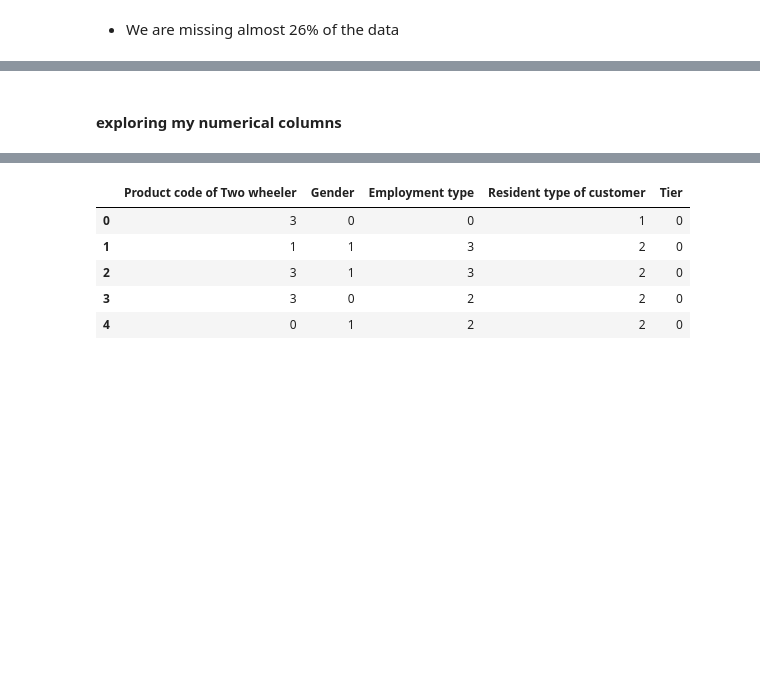
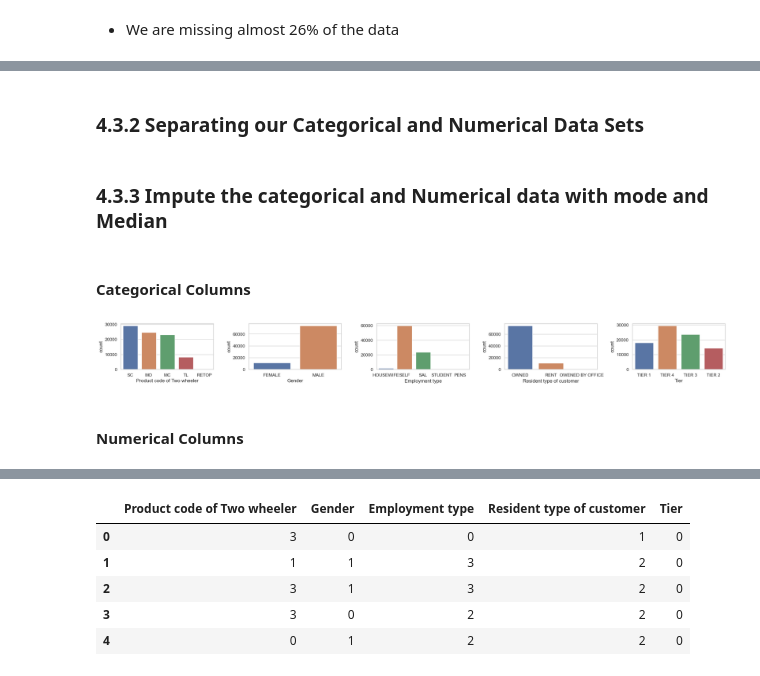
Before and after one commit to memmar1/Machine-Learning, a Jupyter notebook: Machine_Learning/03. week3_Project/Credit_risk_modeling.ipynb, the cells around one changed output, grey strips where cells are left out. Drawn from its saved outputs; the diff is of its cells as text; code cells hidden in the pictures; blank space fills up the shorter version.

```diff
--- a/Machine_Learning/03. week3_Project/Credit_risk_modeling.ipynb
+++ b/Machine_Learning/03. week3_Project/Credit_risk_modeling.ipynb
@@ -286,0 +223,2 @@ numerical.columns[numerical.isnull().any()].tolist()
+# %% [markdown]
+### 4.3.2 Separating our Categorical and Numerical Data Sets
@@ -286,0 +229,4 @@ numerical.columns[numerical.isnull().any()].tolist()
+# %% [markdown]
+### 4.3.3 Impute the categorical and Numerical data with mode and Median
+# %% [markdown]
+#### Categorical Columns
@@ -286,0 +240,11 @@ numerical.columns[numerical.isnull().any()].tolist()
+# %%
+fig = plt.figure(figsize=(22,20))
+for i in range(len(categorical.columns)):
+    fig.add_subplot(9, 5, i+1)
+    sns.countplot(x=categorical.iloc[:, i])
+plt.tight_layout()
+plt.show()
+# %% [output]
+[figure, added]
+# %% [markdown]
+#### Numerical  Columns
@@ -287,5 +253,3 @@ numerical.columns[numerical.isnull().any()].tolist()
 # %%
 median_value = numerical.median()
 numerical = numerical.fillna(median_value)
-# %% [markdown]
-#### exploring my numerical columns
```
Also changed, not shown: parts of 106 cells of this notebook.
